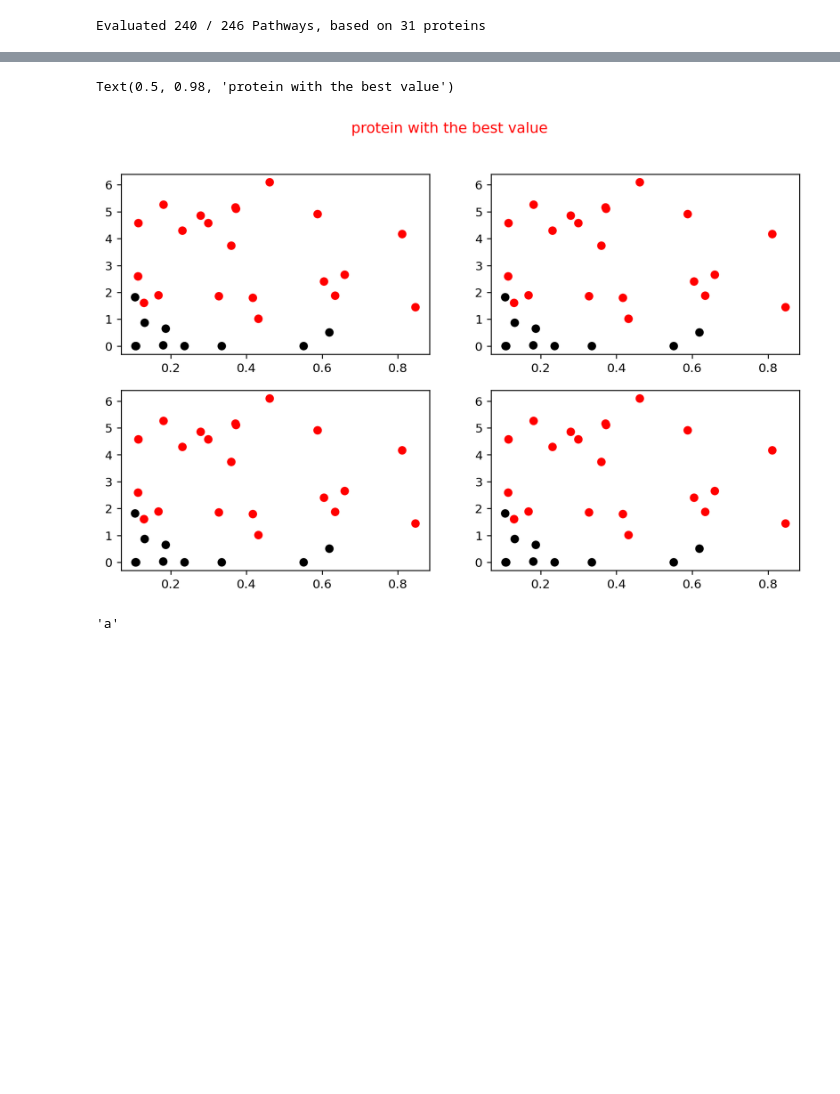
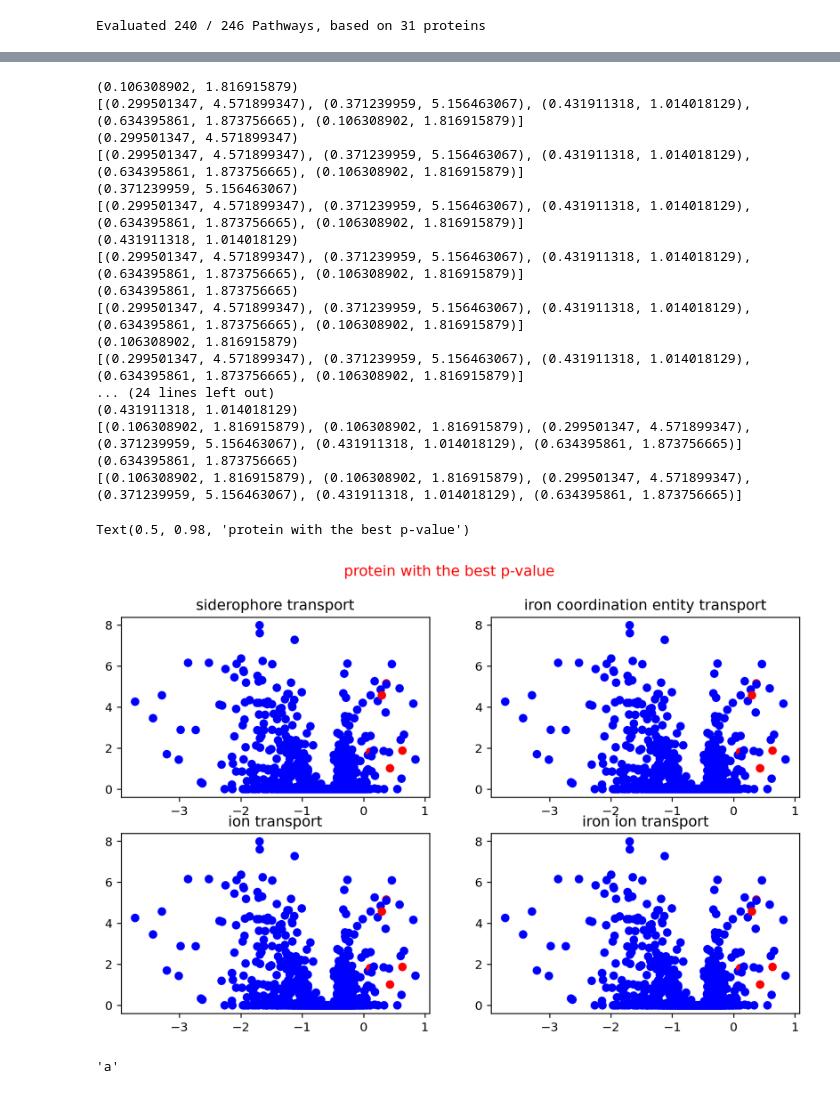
Before and after one commit to Ravy-LFL/VDB_jupyter, a Jupyter notebook: exercices/TP2.ipynb, the cells around one changed output, grey strips where cells are left out. Saved outputs shown, nothing was run; the diff lists cells and outputs as text; code cells hidden in the pictures; blank space fills up the shorter version.

```diff
--- a/exercices/TP2.ipynb
+++ b/exercices/TP2.ipynb
@@ -396,16 +397,57 @@ Rich_GO_ORA(list_go_alpha)
 | 1.0 | biological_process | GO:0008150 | ['P77774', 'P0A940', 'P0A937', 'P... | GO:0008150 |
 # %%
 #Représentation graphiques
+x = pandas.to_numeric(data_frame["Log2 Corrected Abundance Ratio"])
+y = pandas.to_numeric(data_frame["LOG10 Adj.P-val"])
 fig1, ((ax1, ax2), (ax3, ax4)) = plt.subplots(figsize=(10,6), ncols=2, nrows=2, dpi = 226)
-function_col = [ "red" if x>0.106309 and y>1.014018 else "black" for x,y in zip(list_alpha_log2,list_alpha_log10)]
-ax1.scatter(list_alpha_log2,list_alpha_log10,c=function_col)
-ax2.scatter(list_alpha_log2,list_alpha_log10,c=function_col)f
-ax3.scatter(list_alpha_log2,list_alpha_log10,c=function_col)
-ax4.scatter(list_alpha_log2,list_alpha_log10,c=function_col)
-fig1.suptitle("protein with the best value",color="red")
+
+#function_col_1 = [ "red" if a==c[0] and b==c[1] else "blue" for a,b,c in zip(x,y,col_1)]
+def color_list(list_coord,x,y):
+    list_color = []
+    for a,b in zip(x,y):
+        val = (a,b)
+        if val in list_coord :
+            list_color.append("red")
+            print(val)
+            print(list_coord)
+        else :
+            list_color.append("blue")
+    return list_color
+
+
+ax1.set_title("siderophore transport")
+ax1.scatter(x,y,c=color_list(col_1,x,y))
+
+
+ax2.set_title("iron coordination entity transport")
+ax2.scatter(x,y,c=color_list(col_2,x,y))
+
+ax3.set_title("ion transport")
+ax3.scatter(x,y,c=color_list(col_3,x,y))
+
+ax4.set_title("iron ion transport")
+ax4.scatter(x,y,c=color_list(col_4,x,y))
+fig1.suptitle("protein with the best p-value",color="red")
 # %% [output]
-Text(0.5, 0.98, 'protein with the best value')
+(0.106308902, 1.816915879)
+[(0.299501347, 4.571899347), (0.371239959, 5.156463067), (0.431911318, 1.014018129), (0.634395861, 1.873756665), (0.106308902, 1.816915879)]
+(0.299501347, 4.571899347)
+[(0.299501347, 4.571899347), (0.371239959, 5.156463067), (0.431911318, 1.014018129), (0.634395861, 1.873756665), (0.106308902, 1.816915879)]
+(0.371239959, 5.156463067)
+[(0.299501347, 4.571899347), (0.371239959, 5.156463067), (0.431911318, 1.014018129), (0.634395861, 1.873756665), (0.106308902, 1.816915879)]
+(0.431911318, 1.014018129)
+[(0.299501347, 4.571899347), (0.371239959, 5.156463067), (0.431911318, 1.014018129), (0.634395861, 1.873756665), (0.106308902, 1.816915879)]
+(0.634395861, 1.873756665)
+[(0.299501347, 4.571899347), (0.371239959, 5.156463067), (0.431911318, 1.014018129), (0.634395861, 1.873756665), (0.106308902, 1.816915879)]
+(0.106308902, 1.816915879)
+[(0.299501347, 4.571899347), (0.371239959, 5.156463067), (0.431911318, 1.014018129), (0.634395861, 1.873756665), (0.106308902, 1.816915879)]
+... (24 lines left out)
+(0.431911318, 1.014018129)
+[(0.106308902, 1.816915879), (0.106308902, 1.816915879), (0.299501347, 4.571899347), (0.371239959, 5.156463067), (0.431911318, 1.014018129), (0.634395861, 1.873756665)]
+(0.634395861, 1.873756665)
+[(0.106308902, 1.816915879), (0.106308902, 1.816915879), (0.299501347, 4.571899347), (0.371239959, 5.156463067), (0.431911318, 1.014018129), (0.634395861, 1.873756665)]
+Text(0.5, 0.98, 'protein with the best p-value')
-[figure, old version]
+[figure, new version]
 # %%
 chr()
 # %% [output]
```
Also changed, not shown: parts of 15 cells of this notebook.
